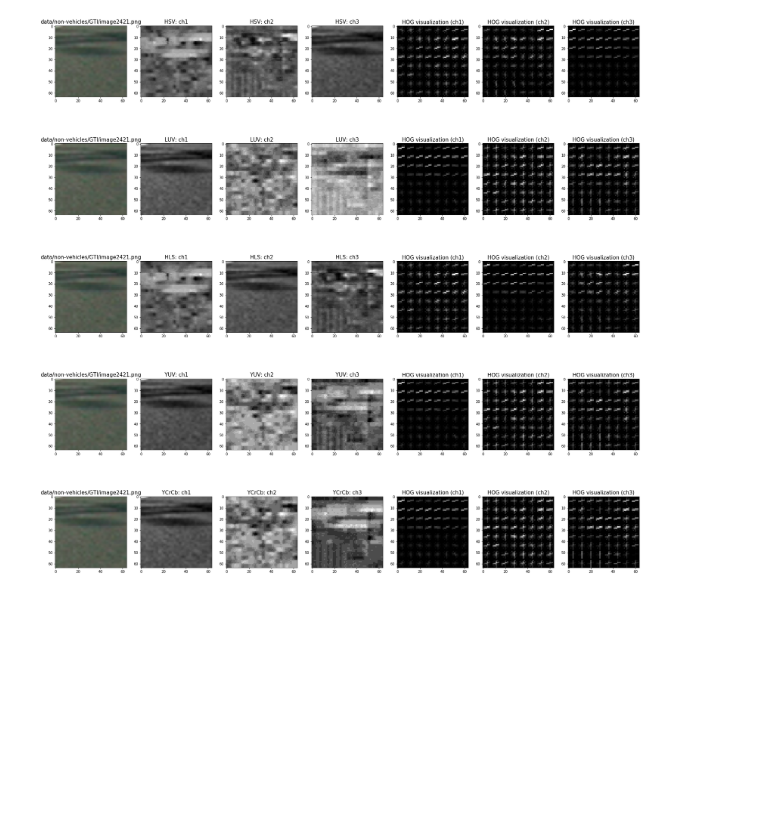
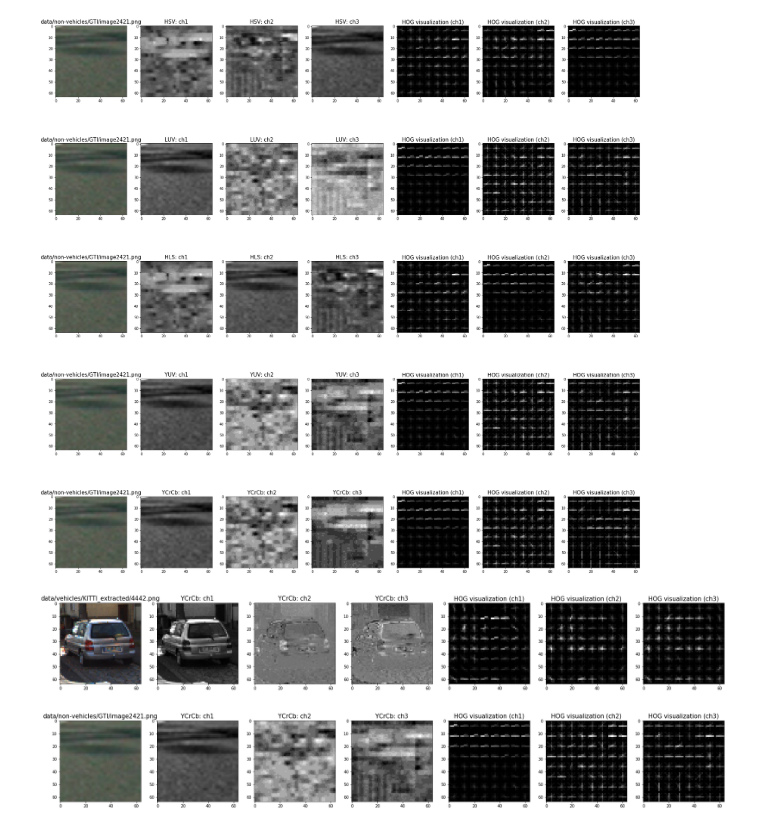
Before and after one commit to fang-yu-liu/vehicle-detection, a Jupyter notebook: hog_features.ipynb, the cells around one changed output. Saved outputs shown, nothing was run; the diff lists cells and outputs as text; code cells hidden in the pictures; blank space fills up the shorter version.

```diff
--- a/hog_features.ipynb
+++ b/hog_features.ipynb
@@ -76,7 +75,7 @@ for i, color_space in enumerate(color_spaces):
 # %%
 %matplotlib inline
 
-# notcar_ind = np.random.randint(0, n_cars)
+# notcar_ind = np.random.randint(0, n_notcars)
 filename = notcar_filenames[6649]
 
 types = 7
@@ -85,40 +84,88 @@ axes = axes.ravel()
 
 for i, color_space in enumerate(color_spaces):
     image = cv2.imread(filename)
-    axes[types*i].imshow(cv2.cvtColor(image, cv2.COLOR_BGR2RGB))
+    rgb_image = cv2.cvtColor(image, cv2.COLOR_BGR2RGB)
+    axes[types*i].imshow(rgb_image)
     axes[types*i].set_title(filename, fontsize=15)
 
-    color_converted = color_conversion(image, color_space=color_space)
+    color_converted = color_conversion(rgb_image, color_space=color_space)
     axes[types*i+1].imshow(color_converted[:,:,0], cmap='gray')
     axes[types*i+1].set_title(color_space + ': ch1' , fontsize=15)
 
-    color_converted = color_conversion(image, color_space=color_space)
     axes[types*i+2].imshow(color_converted[:,:,1], cmap='gray')
     axes[types*i+2].set_title(color_space + ': ch2', fontsize=15)
 
-    color_converted = color_conversion(image, color_space=color_space)
     axes[types*i+3].imshow(color_converted[:,:,2], cmap='gray')
     axes[types*i+3].set_title(color_space + ': ch3', fontsize=15)
 
     # Call our function with vis=True to see an image output
-    features, hog_image = get_hog_features(color_converted[:,:,0], orient= 9,
+    features, hog_image = get_hog_features(color_converted[:,:,0], orient= 12,
                           pix_per_cell= 8, cell_per_block= 2,
                           vis=True, feature_vec=False)
     axes[types*i+4].imshow(hog_image, cmap='gray')
     axes[types*i+4].set_title('HOG visualization (ch1)', fontsize=15)
 
     # Call our function with vis=True to see an image output
-    features, hog_image = get_hog_features(color_converted[:,:,1], orient= 9,
+    features, hog_image = get_hog_features(color_converted[:,:,1], orient= 12,
                           pix_per_cell= 8, cell_per_block= 2,
                           vis=True, feature_vec=False)
     axes[types*i+5].imshow(hog_image, cmap='gray')
     axes[types*i+5].set_title('HOG visualization (ch2)', fontsize=15)
 
     # Call our function with vis=True to see an image output
-    features, hog_image = get_hog_features(color_converted[:,:,2], orient= 9,
+    features, hog_image = get_hog_features(color_converted[:,:,2], orient= 12,
                           pix_per_cell= 8, cell_per_block= 2,
                           vis=True, feature_vec=False)
     axes[types*i+6].imshow(hog_image, cmap='gray')
     axes[types*i+6].set_title('HOG visualization (ch3)', fontsize=15)
 # %% [output]
 [figure]
+# %%
+%matplotlib inline
+
+filenames = [car_filenames[6649], notcar_filenames[6649]]
+
+types = 7
+f, axes = plt.subplots(len(filenames), types, figsize=(30,10))
+axes = axes.ravel()
+
+for i, filename in enumerate(filenames):
+    image = cv2.imread(filename)
+    rgb_image = cv2.cvtColor(image, cv2.COLOR_BGR2RGB)
+    axes[types*i].imshow(rgb_image)
+    axes[types*i].set_title(filename, fontsize=15)
+
+    color_converted = color_conversion(rgb_image, color_space='YUV')
+    axes[types*i+1].imshow(color_converted[:,:,0], cmap='gray')
+    axes[types*i+1].set_title(color_space + ': ch1' , fontsize=15)
+
+    axes[types*i+2].imshow(color_converted[:,:,1], cmap='gray')
+    axes[types*i+2].set_title(color_space + ': ch2', fontsize=15)
+
+    axes[types*i+3].imshow(color_converted[:,:,2], cmap='gray')
+    axes[types*i+3].set_title(color_space + ': ch3', fontsize=15)
+
+    # Call our function with vis=True to see an image output
+    features, hog_image = get_hog_features(color_converted[:,:,0], orient= 12,
+                          pix_per_cell= 8, cell_per_block= 2,
+                          vis=True, feature_vec=False)
+    axes[types*i+4].imshow(hog_image, cmap='gray')
+    axes[types*i+4].set_title('HOG visualization (ch1)', fontsize=15)
+
+    # Call our function with vis=True to see an image output
+    features, hog_image = get_hog_features(color_converted[:,:,1], orient= 12,
+                          pix_per_cell= 8, cell_per_block= 2,
+                          vis=True, feature_vec=False)
+    axes[types*i+5].imshow(hog_image, cmap='gray')
+    axes[types*i+5].set_title('HOG visualization (ch2)', fontsize=15)
+
+    # Call our function with vis=True to see an image output
+    features, hog_image = get_hog_features(color_converted[:,:,2], orient= 12,
+                          pix_per_cell= 8, cell_per_block= 2,
+                          vis=True, feature_vec=False)
+    axes[types*i+6].imshow(hog_image, cmap='gray')
+    axes[types*i+6].set_title('HOG visualization (ch3)', fontsize=15)
+
+plt.savefig('./output_images/hog_feature_YUV.png')
+# %% [output]
+[figure, added]
```
Also changed, not shown: parts of 1 cell of this notebook, 12 other files.
